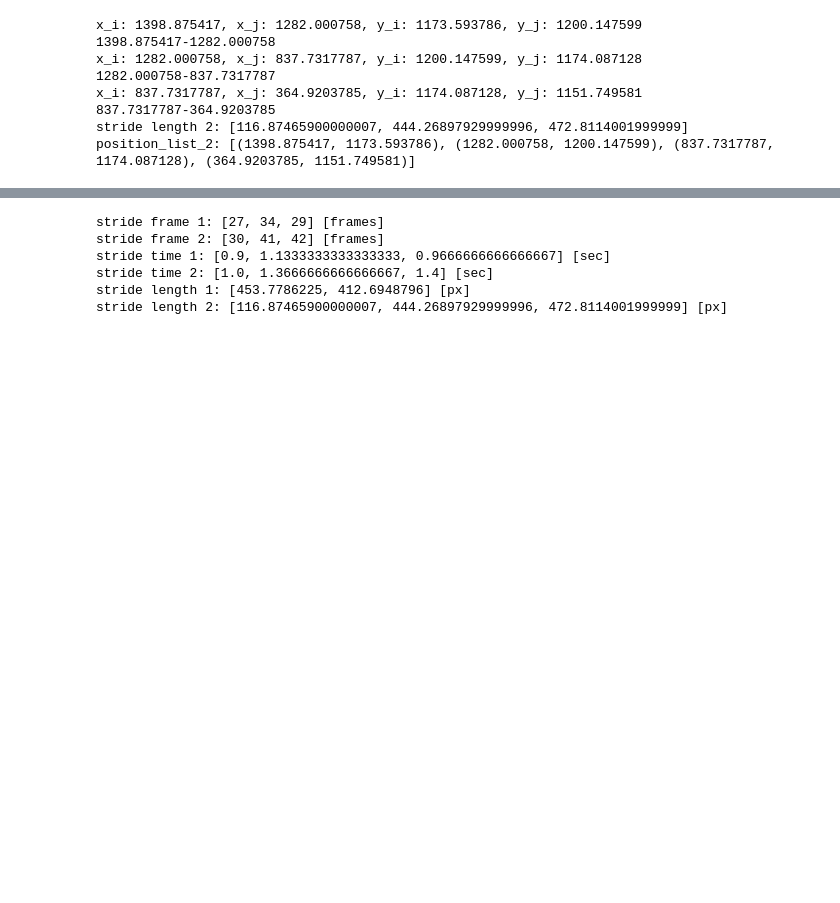
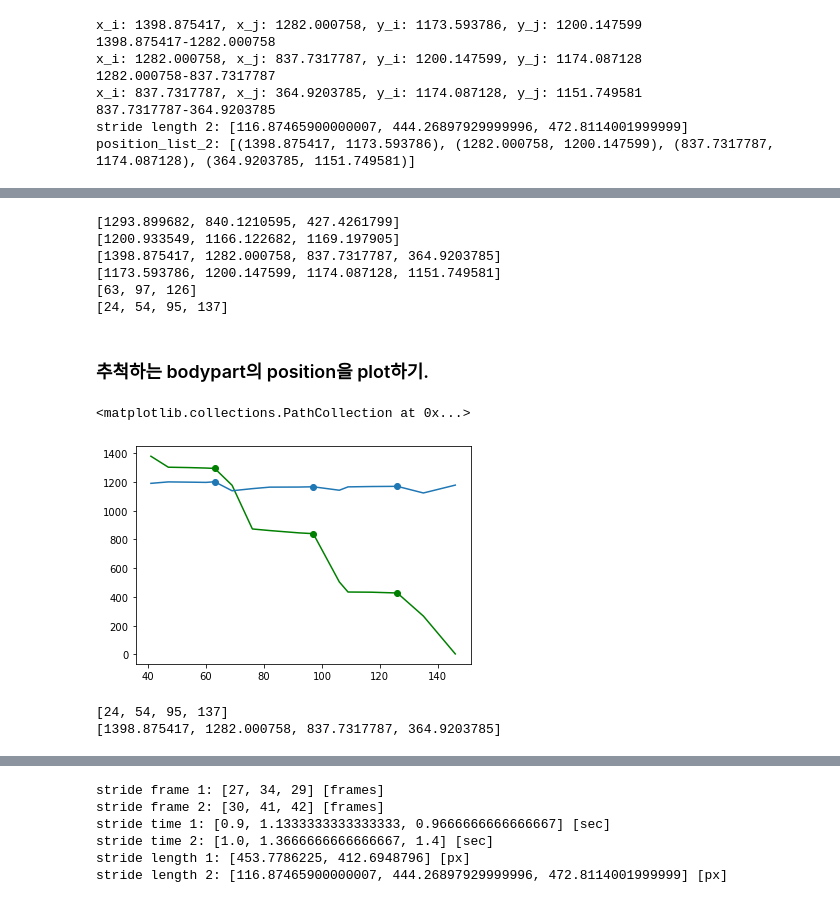
Before and after one commit to ChanyuMoon/urp_deeplabcut, a Jupyter notebook: 1_Stride_time_and_length.ipynb, the cells around one changed output, grey strips where cells are left out. Drawn from its saved outputs; the diff is of its cells as text; code cells hidden in the pictures; blank space fills up the shorter version.

Commit message:
forgotton code: updated stride_time_and_length.ipynb
added a new frame-position to analysize what points should be selected by the border of the stride.

```diff
--- a/1_Stride_time_and_length.ipynb
+++ b/1_Stride_time_and_length.ipynb
@@ -214,3 +214,7 @@ x_i: 837.7317787, x_j: 364.9203785, y_i: 1174.087128, y_j: 1151.749581
 837.7317787-364.9203785
 stride length 2: [116.87465900000007, 444.26897929999996, 472.8114001999999]
 position_list_2: [(1398.875417, 1173.593786), (1282.000758, 1200.147599), (837.7317787, 1174.087128), (364.9203785, 1151.749581)]
+# %%
+position_df_all_1 = df_1[focusing_column].dropna()
+print(position_df_all_1)
+print(position_df_all_1.shape)
@@ -216,0 +261,14 @@ position_list_2: [(1398.875417, 1173.593786), (1282.000758, 1200.147599), (837.7
+# %%
+# plot 할 모든 frame 좌표 data.
+frame_1 = list(map(int, position_df_all_1.index))
+x_1 = list(map(float, position_df_all_1['x']))
+y_1 = list(map(float, position_df_all_1['y']))
+frame_2 = list(map(int, position_df_all_2.index))
+x_2 = list(map(float, position_df_all_2['x']))
+y_2 = list(map(float, position_df_all_2['y']))
+print(frame_1)
+print(x_1)
+print(y_1)
+print(frame_2)
+print(x_2)
+print(y_2)
@@ -216,0 +282,39 @@ position_list_2: [(1398.875417, 1173.593786), (1282.000758, 1200.147599), (837.7
+# %%
+# 육안으로 선정한 bodypart가 땅에 닫는 position 들.
+frame_selected_1 = list(map(lambda x:x[1], stride_time_range_list_1))
+frame_selected_2 = list(set(list(map(lambda x:x[0], stride_time_range_list_2)) + list(map(lambda x:x[1], stride_time_range_list_2))))
+frame_selected_1 = sorted(list(map(int, frame_selected_1)))
+frame_selected_2 = sorted(list(map(int, frame_selected_2)))
+x_selected_1 = list(map(lambda x:x[0], position_list_1))
+y_selected_1 = list(map(lambda x:x[1], position_list_1))
+x_selected_2 = list(map(lambda x:x[0], position_list_2))
+y_selected_2 = list(map(lambda x:x[1], position_list_2))
+print(x_selected_1)
+print(y_selected_1)
+print(x_selected_2)
+print(y_selected_2)
+print(frame_selected_1)
+print(frame_selected_2)
+# %% [output]
+[1293.899682, 840.1210595, 427.4261799]
+[1200.933549, 1166.122682, 1169.197905]
+[1398.875417, 1282.000758, 837.7317787, 364.9203785]
+[1173.593786, 1200.147599, 1174.087128, 1151.749581]
+[63, 97, 126]
+[24, 54, 95, 137]
+# %% [markdown]
+### 추척하는 bodypart의 position을 plot하기.
+# %%
+plt.plot(frame_1, x_1, color='g')
+plt.plot(frame_1, y_1)
+plt.scatter(frame_selected_1, x_selected_1, color='g')
+plt.scatter(frame_selected_1, y_selected_1)
+# %% [output]
+<matplotlib.collections.PathCollection at 0x...>
+[figure, added]
+# %%
+print(frame_selected_2)
+print(x_selected_2)
+# %% [output]
+[24, 54, 95, 137]
+[1398.875417, 1282.000758, 837.7317787, 364.9203785]
```
Also changed, not shown: parts of 10 cells of this notebook.
